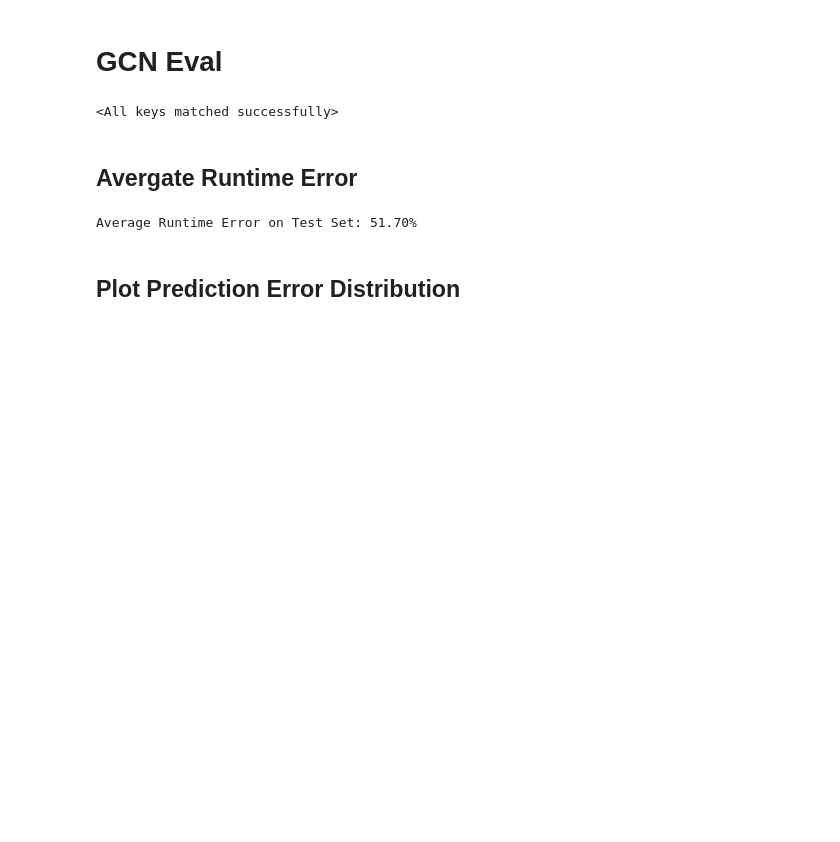
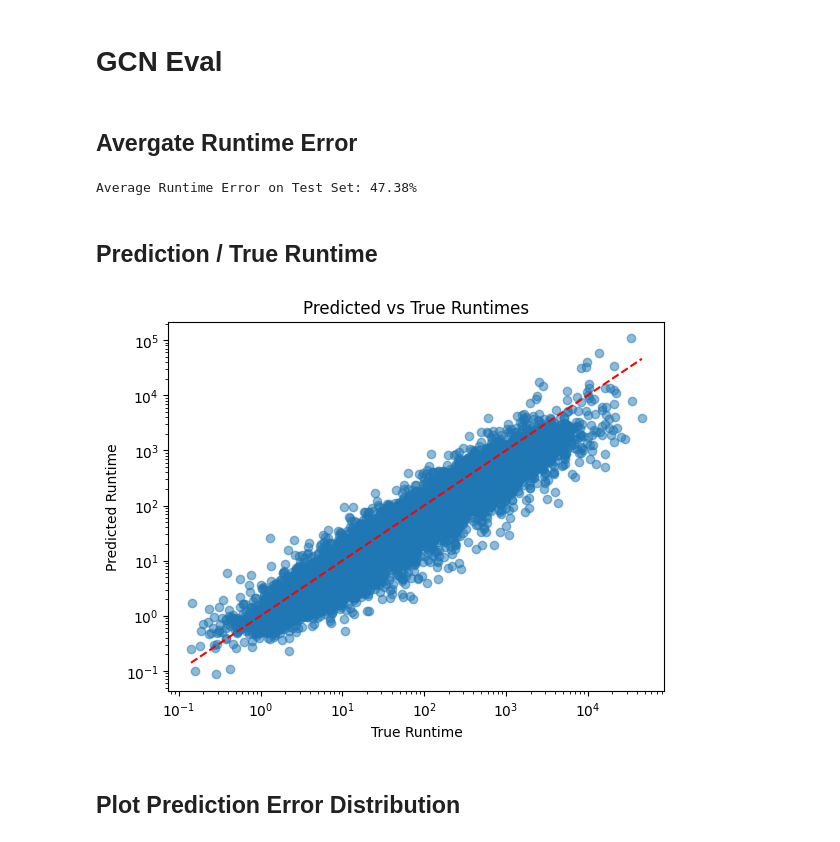
Before and after one commit to fangjunzhou/halide-gnn-cost-model, a Jupyter notebook: notebooks/gnn_eval.ipynb, the cells around one changed output. Cells and saved outputs as stored; diff of their text form; code cells hidden in the pictures; blank space fills up the shorter version.

```diff
--- a/notebooks/gnn_eval.ipynb
+++ b/notebooks/gnn_eval.ipynb
@@ -6,9 +8,9 @@ from torch_geometric.nn import to_hetero
 from halide_gnn_cost_model.data import PipelineDataset
 from halide_gnn_cost_model.model import PipeGCN, PipeGAT, PipelineModel
 # %%
-PIPELINES_DIR = Path("/Users/fangjun/Documents/stanford/cs224w/halide-gnn-cost-model/resources/pipelines-test")
-GCN_MODEL_PATH = Path("/Users/fangjun/Documents/stanford/cs224w/halide-gnn-cost-model/resources/models/gcn/gcn_l1_epoch_100.pt")
-GAT_MODEL_PATH = Path("/Users/fangjun/Documents/stanford/cs224w/halide-gnn-cost-model/resources/models/gat/gat_l1_epoch_100.pt")
+PIPELINES_DIR = Path("/lscratch/fzhou48/pipelines-test")
+GCN_MODEL_PATH = Path("/home/groups/kayvonf/fzhou48/halide-gnn-cost-model/resources/models/gcn/pipeline_model_epoch_400.pt")
+GAT_MODEL_PATH = Path("/home/groups/kayvonf/fzhou48/halide-gnn-cost-model/resources/models/gat/pipeline_model_epoch_400.pt")
 # %%
 USE_GPU = True
 
@@ -28,6 +30,8 @@ data = dataset[0]  # Get the first pipeline graph
 len(dataset)
 # %% [output]
 2157
+# %%
+data_loader = DataLoader(dataset, batch_size=64, shuffle=False)
 # %% [markdown]
 # Eval Metrics
 # %%
@@ -45,3 +50,24 @@ def average_runtime_error(model, dataset):
+# %%
+def plot_pred(model, data_loader):
+    all_preds = []
+    all_trues = []
+    model.eval()
+    with torch.no_grad():
+        for batch in data_loader:
+            batch = batch.to(device)
+            pred = torch.exp(model(batch, batch["loop_level"].ptr))
+            all_preds.append(pred.reshape(-1).cpu())
+            all_trues.append(batch.y.cpu())
+    all_preds = torch.cat(all_preds)
+    all_trues = torch.cat(all_trues)
+    plt.scatter(all_trues, all_preds, alpha=0.5)
+    plt.plot([all_trues.min(), all_trues.max()], [all_trues.min(), all_trues.max()], 'r--')
+    plt.xscale("log")
+    plt.yscale("log")
+    plt.xlabel("True Runtime")
+    plt.ylabel("Predicted Runtime")
+    plt.title("Predicted vs True Runtimes")
+    plt.show()
 # %% [markdown]
 # GCN Eval
 # %%
@@ -50,14 +76,20 @@ gcn = PipeGCN(hidden_channels=DIM_EMBEDDING, out_channels=DIM_EMBEDDING, num_lay
 gcn = to_hetero(gcn, data.metadata(), aggr="sum")
 model = PipelineModel(gcn, DIM_EMBEDDING, 5, len(dataset.ast_vocab), len(dataset.sched_vocab))
 model.load_state_dict(torch.load(GCN_MODEL_PATH, map_location=device))
+model = model.to(device)
-# %% [output]
-<All keys matched successfully>
 # %% [markdown]
 ## Avergate Runtime Error
 # %%
-print(f"Average Runtime Error on Test Set: {average_runtime_error(model, dataset) * 100:.2f}%")
+print(f"Average Runtime Error on Test Set: {average_runtime_error(model, data_loader) * 100:.2f}%")
 # %% [output]
-Average Runtime Error on Test Set: 51.70%
+Average Runtime Error on Test Set: 47.38%
+# %% [markdown]
+## Prediction / True Runtime
+# %%
+# Plot predicted vs actual runtimes
+plot_pred(model, data_loader)
+# %% [output]
+[figure, added]
 # %% [markdown]
 ## Plot Prediction Error Distribution
 # %% [markdown]
```
Also changed, not shown: parts of 8 cells of this notebook, 3 other files.
